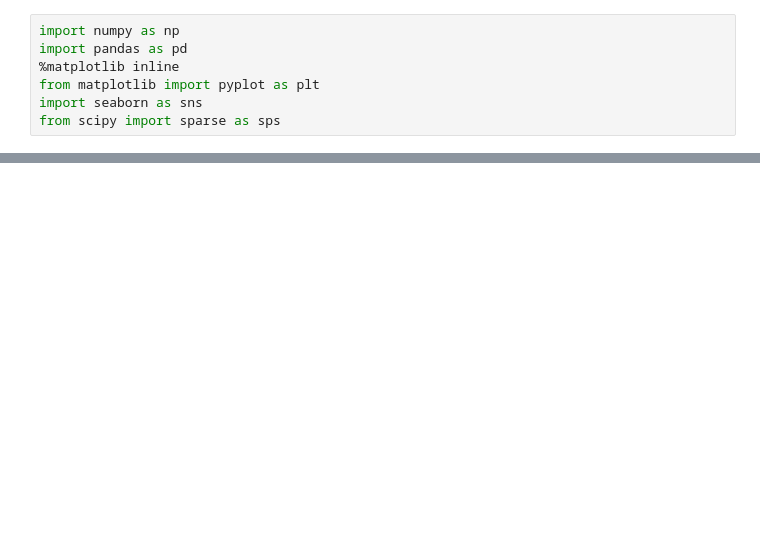
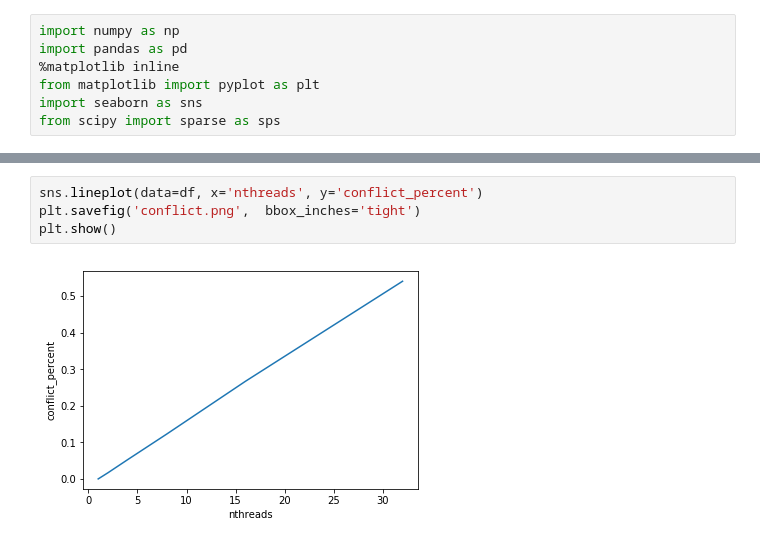
Before and after one commit to vlad17/glauber, a Jupyter notebook: viz.ipynb, the cells around one changed output, grey strips where cells are left out. Cells and saved outputs as stored; diff of their text form; blank space fills up the shorter version.

```diff
--- a/viz.ipynb
+++ b/viz.ipynb
@@ -120,0 +41,6 @@ scipy.__version__
+# %%
+sns.lineplot(data=df, x='nthreads', y='conflict_percent')
+plt.savefig('conflict.png',  bbox_inches='tight')
+plt.show()
+# %% [output]
+[figure, added]
```
Also changed, not shown: parts of 9 cells of this notebook, 3 other files.
